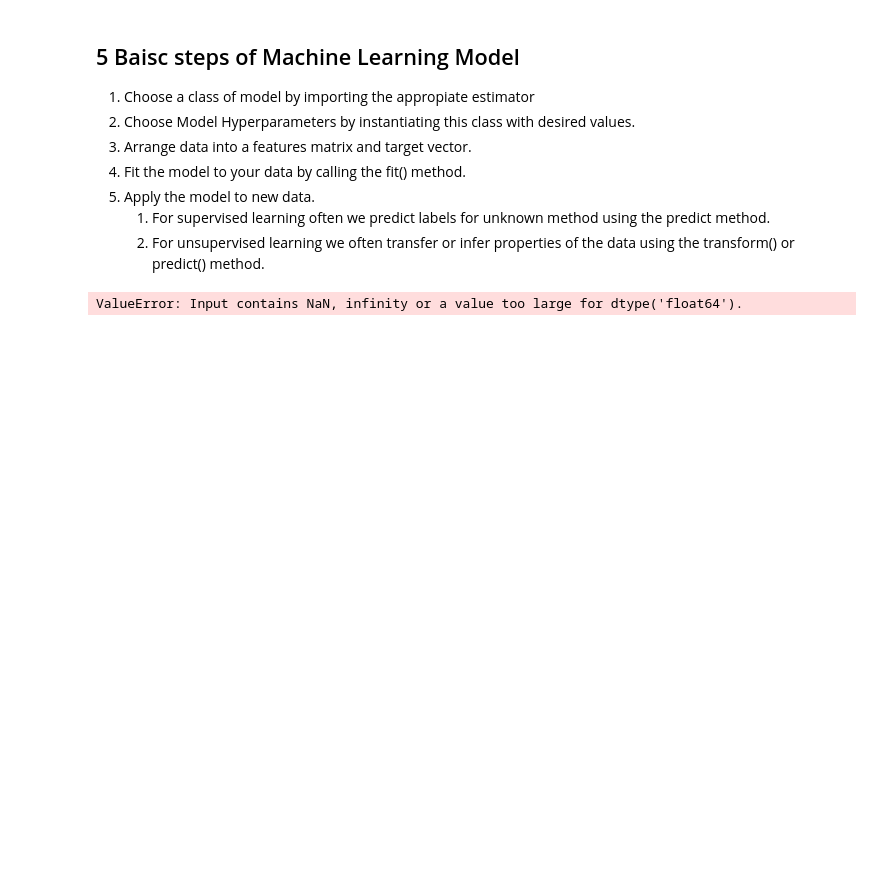
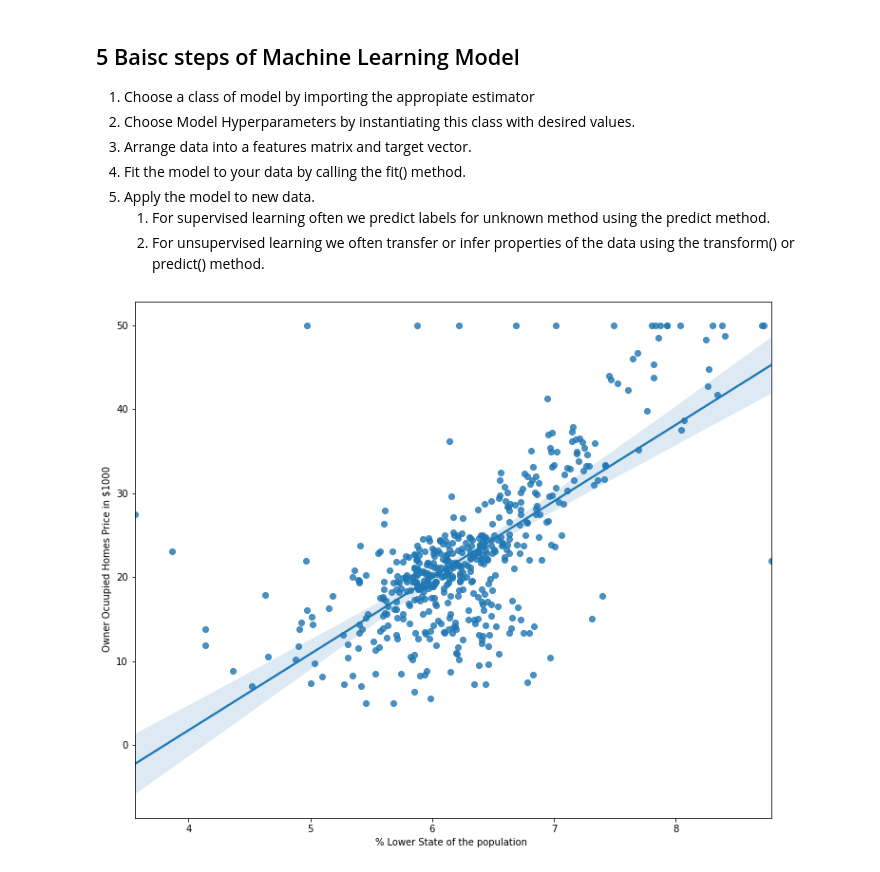
Before and after one commit to milu234/Project_Perseverance, a Jupyter notebook: Boston_Housing.ipynb, the cells around one changed output. Drawn from its saved outputs; the diff is of its cells as text; code cells hidden in the pictures; blank space fills up the shorter version.

```diff
--- a/Boston_Housing.ipynb
+++ b/Boston_Housing.ipynb
@@ -151,20 +151,20 @@ array([74.554687])
 # %%
 # Step1: Selectng a model
 
 # Step2 :
 ml_2 = LinearRegression()
 
 # Step3 :
-X = df['LSTAT'].values.reshape(-1,1)
+X = df['RM'].values.reshape(-1,1)
 y = df['MEDV'].values
 
 # Step4 :
 model.fit(X,y)
 
 plt.figure(figsize=(12,10));
 sns.regplot(X,y)
 plt.xlabel("% Lower State of the population ")
-plt.ylable(" Owner Ocuupied Homes Price in $1000")
+plt.ylabel(" Owner Ocuupied Homes Price in $1000")
 plt.show();
 # %% [output]
-ValueError: Input contains NaN, infinity or a value too large for dtype('float64').
+[figure, added]
```
